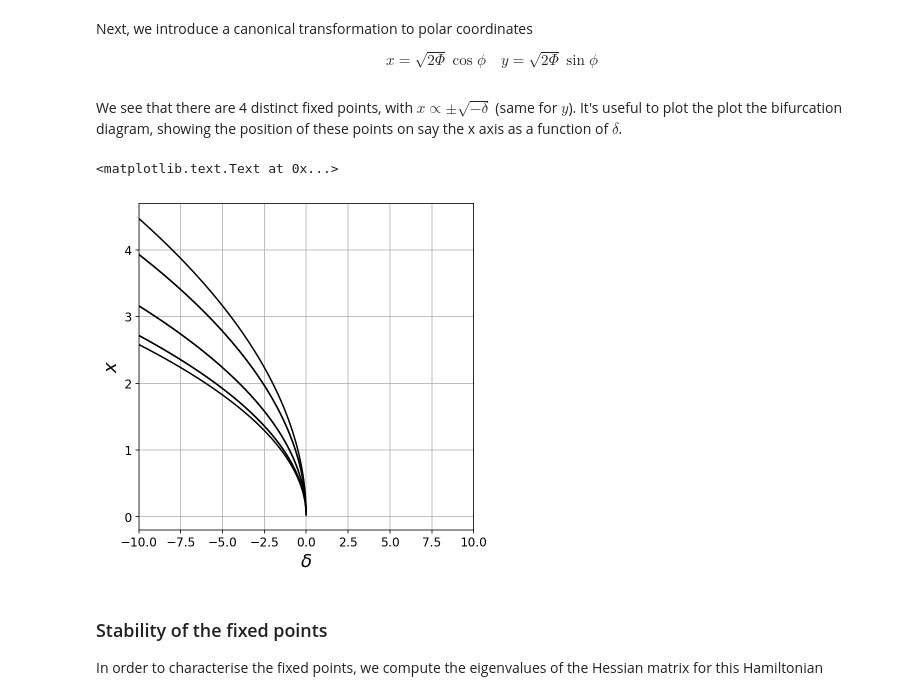
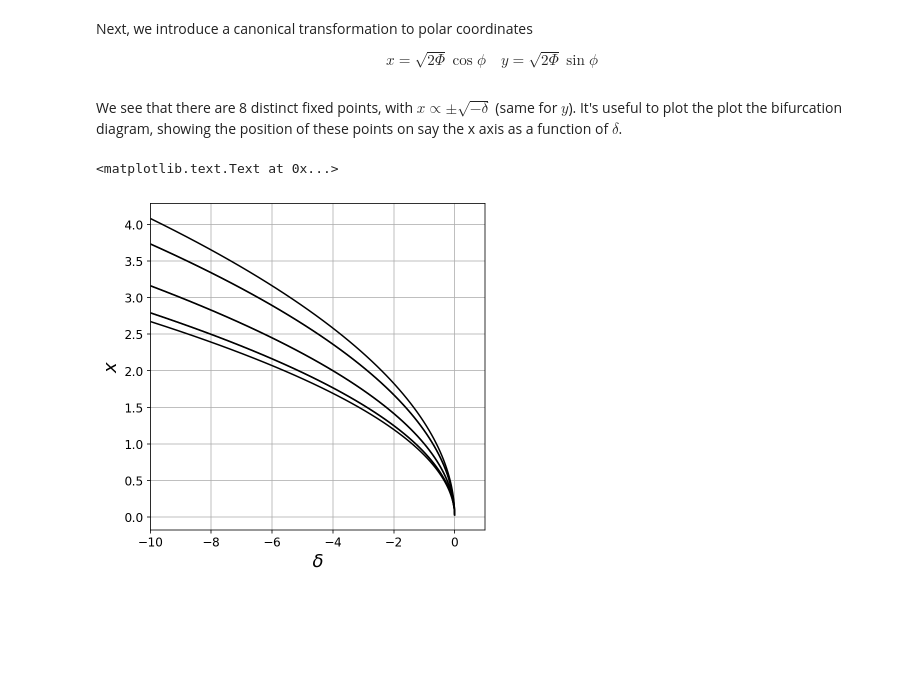
Before and after one commit to fbartolic/master_thesis, a Jupyter notebook: notebooks/resonant_hamiltonian.ipynb, the cells around one changed output. Drawn from its saved outputs; the diff is of its cells as text; code cells hidden in the pictures; blank space fills up the shorter version.

Commit message:
Better analysis of fixed points

```diff
--- a/notebooks/resonant_hamiltonian.ipynb
+++ b/notebooks/resonant_hamiltonian.ipynb
@@ -409,28 +415,24 @@ Next, we introduce a canonical transformation to polar coordinates
 
 $$x=\sqrt{2\Phi}\cos{\phi}\quad y=\sqrt{2\Phi}\sin{\phi}$$
 # %% [markdown]
-We see that there are 4 distinct fixed points, with $x\propto\pm \sqrt{-\delta}$
+We see that there are 8 distinct fixed points, with $x\propto\pm \sqrt{-\delta}$
 (same for $y$). It's useful to plot the plot the bifurcation diagram, showing the position of these points on say the x axis as a function of $\delta$.
 # %%
-eps = .5 # some random value
-delta = np.linspace(-10, 10, 10000)
+eps_ = .4 # some random value
+delta_ = np.linspace(-10, 10, 10000)
 
 phi_ = np.pi*np.arange(0, 8)/4
 
 fig, ax = plt.subplots(figsize=(6,6))
 
 for i, val in enumerate(phi_):
-    ax.plot(delta, np.sqrt(-delta/(1 - eps*np.cos(val))), color='black')
+    ax.plot(delta_, np.sqrt(-delta_/(1 - eps_*np.cos(val))), color='black')
 
-ax.set_xlim((-10,10))
+ax.set_xlim((-10,1))
+# ax.set_ylim(0, 2.4)
 ax.grid(True)
 ax.set_xlabel(r'$\delta$')
 ax.set_ylabel(r'$x$')
 # %% [output]
 <matplotlib.text.Text at 0x...>
-[figure, old version]
+[figure, new version]
-# %% [markdown]
-### Stability of the fixed points
-
-In order to characterise the fixed points, we compute the eigenvalues of the Hessian
-matrix for this Hamiltonian
```
Also changed, not shown: parts of 7 cells of this notebook.
